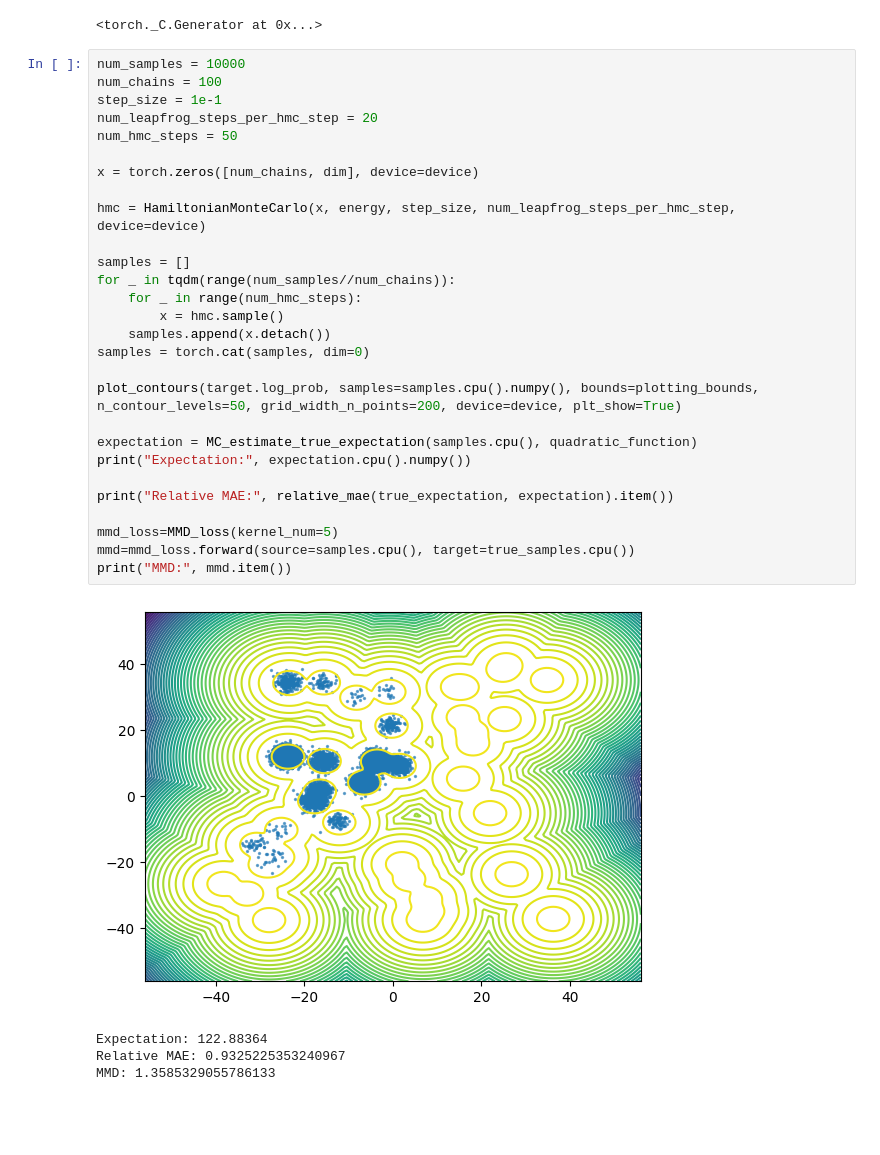
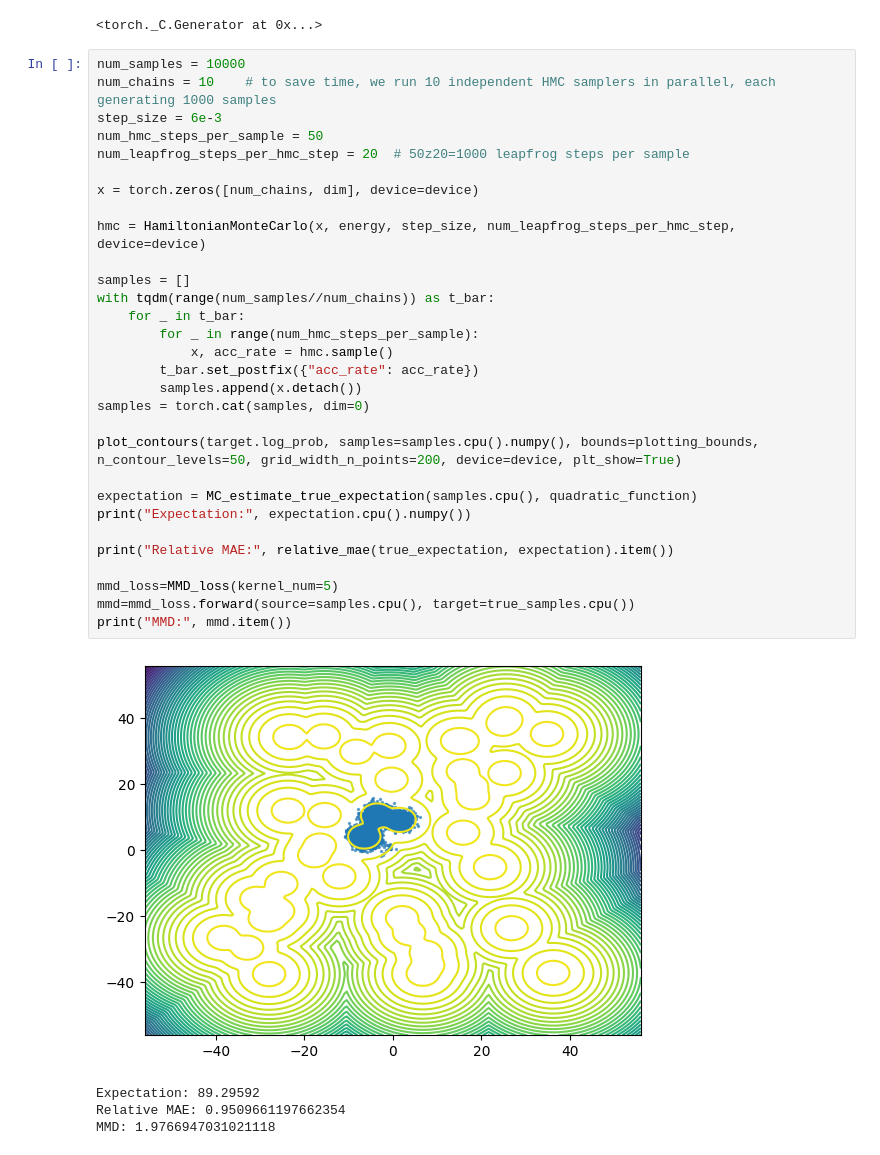
Before and after one commit to Wenlin-Chen/DiGS, a Jupyter notebook: MoG-40/HMC.ipynb, the cells around one changed output. Cells and saved outputs as stored; diff of their text form; blank space fills up the shorter version.

```diff
--- a/MoG-40/HMC.ipynb
+++ b/MoG-40/HMC.ipynb
@@ -43,34 +43,36 @@ torch.manual_seed(SEED)
 <torch._C.Generator at 0x...>
 # %%
 num_samples = 10000
-num_chains = 100
-step_size = 1e-1
-num_leapfrog_steps_per_hmc_step = 20
-num_hmc_steps = 50
+num_chains = 10    # to save time, we run 10 independent HMC samplers in parallel, each generating 1000 samples
+step_size = 6e-3
+num_hmc_steps_per_sample = 50
+num_leapfrog_steps_per_hmc_step = 20  # 50z20=1000 leapfrog steps per sample
 
 x = torch.zeros([num_chains, dim], device=device)
 
 hmc = HamiltonianMonteCarlo(x, energy, step_size, num_leapfrog_steps_per_hmc_step, device=device)
 
 samples = []
-for _ in tqdm(range(num_samples//num_chains)):
-    for _ in range(num_hmc_steps):
-        x = hmc.sample()
-    samples.append(x.detach())
+with tqdm(range(num_samples//num_chains)) as t_bar:
+    for _ in t_bar:
+        for _ in range(num_hmc_steps_per_sample):
+            x, acc_rate = hmc.sample()
+        t_bar.set_postfix({"acc_rate": acc_rate})
+        samples.append(x.detach())
 samples = torch.cat(samples, dim=0)
 
 plot_contours(target.log_prob, samples=samples.cpu().numpy(), bounds=plotting_bounds, n_contour_levels=50, grid_width_n_points=200, device=device, plt_show=True)
 
 expectation = MC_estimate_true_expectation(samples.cpu(), quadratic_function)
 print("Expectation:", expectation.cpu().numpy())
 
 print("Relative MAE:", relative_mae(true_expectation, expectation).item())
 
 mmd_loss=MMD_loss(kernel_num=5)
 mmd=mmd_loss.forward(source=samples.cpu(), target=true_samples.cpu())
 print("MMD:", mmd.item())
 # %% [output]
-[figure, old version]
+[figure, new version]
-Expectation: 122.88364
-Relative MAE: 0.9325225353240967
-MMD: 1.3585329055786133
+Expectation: 89.29592
+Relative MAE: 0.9509661197662354
+MMD: 1.9766947031021118
```
Also changed, not shown: 7 other files.
